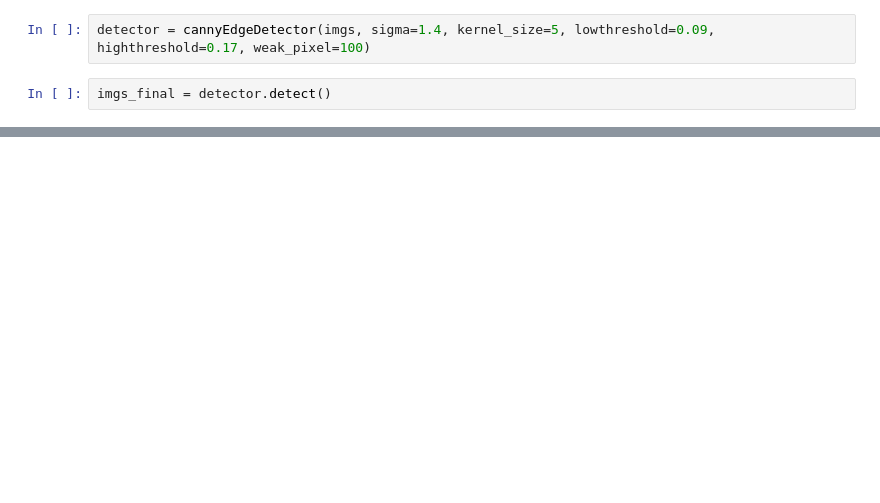
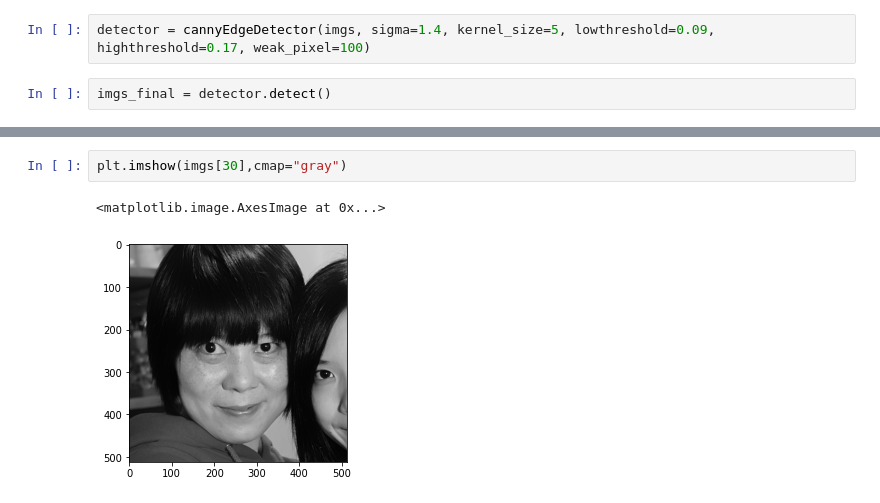
Before and after one commit to JoePlusPlus/tinyMorph, a Jupyter notebook: notebooks/Canny_Edge_Detector.ipynb, the cells around one changed output, grey strips where cells are left out. Drawn from its saved outputs; the diff is of its cells as text; blank space fills up the shorter version.

```diff
--- a/notebooks/Canny_Edge_Detector.ipynb
+++ b/notebooks/Canny_Edge_Detector.ipynb
@@ -189,0 +191,5 @@ visualize(imgs_final, 'gray')
+# %%
+plt.imshow(imgs[30],cmap="gray")
+# %% [output]
+<matplotlib.image.AxesImage at 0x...>
+[figure, added]
```
Also changed, not shown: parts of 9 cells of this notebook.
